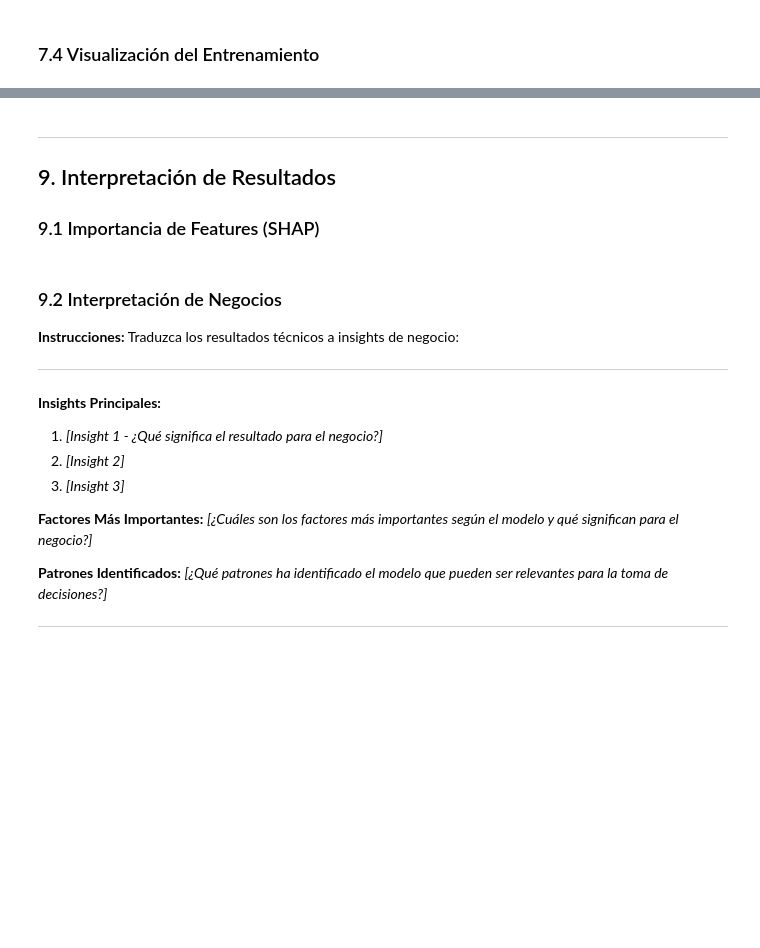
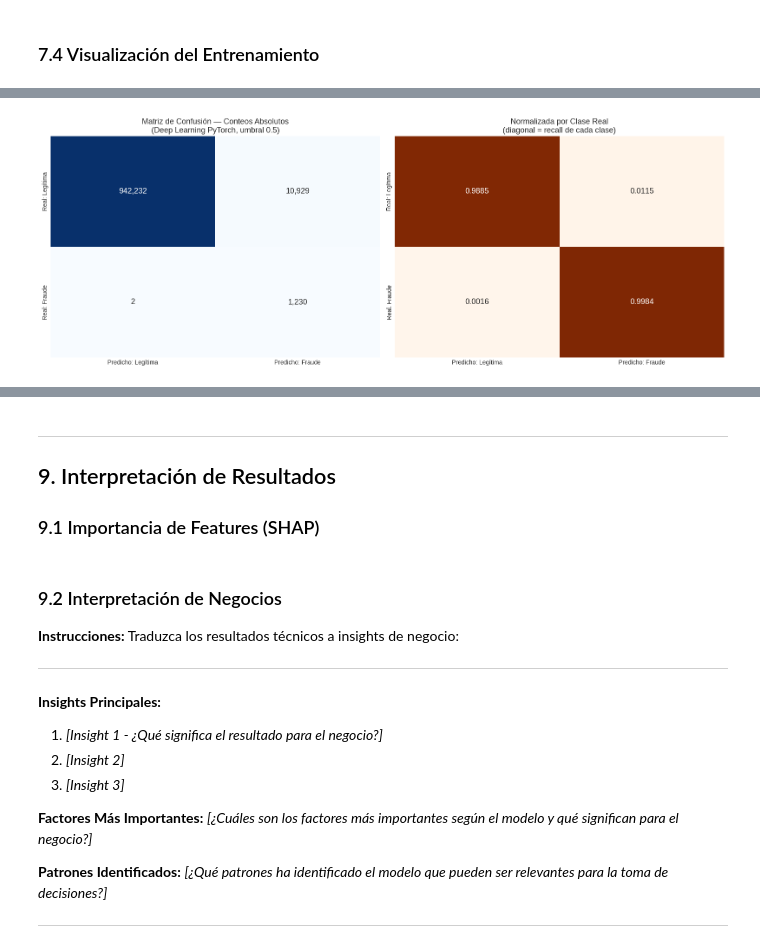
Before and after one commit to ddiazs-cyber/Trabajo-Final---BIG-DATA, a Jupyter notebook: notebooks/final_project.ipynb, the cells around one changed output, grey strips where cells are left out. Saved outputs shown, nothing was run; the diff lists cells and outputs as text; code cells hidden in the pictures; blank space fills up the shorter version.

```diff
--- a/notebooks/final_project.ipynb
+++ b/notebooks/final_project.ipynb
@@ -2322,0 +2200,97 @@ plt.show()
+# %%
+# =====================================================
+# MÉTRICAS DE CLASIFICACIÓN (CLASE POSITIVA = FRAUDE)
+# =====================================================
+
+def evaluar_modelo(nombre, y_true, y_proba, umbral=0.5):
+    """
+    Calcula el conjunto de métricas relevantes para clasificación
+    binaria con desbalance severo. Todas las métricas de precisión,
+    recall y F1 se calculan sobre la CLASE POSITIVA (fraude),
+    nunca con average='weighted'.
+    """
+    y_pred = (y_proba >= umbral).astype(int)
+    tn, fp, fn, tp = confusion_matrix(y_true, y_pred, labels=[0, 1]).ravel()
+
+    return {
+        'Modelo': nombre,
+        'Umbral': umbral,
+        'Recall': recall_score(y_true, y_pred, pos_label=1, zero_division=0),
+        'Precisión': precision_score(y_true, y_pred, pos_label=1, zero_division=0),
+        'F1': f1_score(y_true, y_pred, pos_label=1, zero_division=0),
+        'AUPRC': average_precision_score(y_true, y_proba),
+        'ROC-AUC': roc_auc_score(y_true, y_proba),
+        'MCC': matthews_corrcoef(y_true, y_pred),
+        'Accuracy': accuracy_score(y_true, y_pred),
+        'TP': int(tp), 'FN': int(fn), 'FP': int(fp), 'TN': int(tn),
+    }
+
+
+print("=" * 70)
+print("MÉTRICAS SOBRE TEST — UMBRAL POR DEFECTO (0.5)")
+print("=" * 70)
+
+resultados_dl = [
+    evaluar_modelo('Deep Learning (PyTorch)', y_true, y_proba_pytorch, umbral=0.5),
+    evaluar_modelo('Deep Learning (Keras)',   y_true, y_proba_keras,   umbral=0.5),
+]
+
+df_dl = pd.DataFrame(resultados_dl)
+cols_metricas = ['Modelo', 'Recall', 'Precisión', 'F1', 'AUPRC', 'ROC-AUC', 'MCC', 'Accuracy']
+display(df_dl[cols_metricas].round(4))
+
+# --- Contraste explícito con la métrica ponderada, para justificar su descarte ---
+y_pred_pt = (y_proba_pytorch >= 0.5).astype(int)
+print("\n⚠️ Por qué se descarta average='weighted':")
+print(f"   F1 ponderado (engañoso):        {f1_score(y_true, y_pred_pt, average='weighted'):.4f}")
+print(f"   F1 de la clase fraude (real):   {f1_score(y_true, y_pred_pt, pos_label=1):.4f}")
+print("   La métrica ponderada está dominada por el 99.87 % de casos legítimos.")
+
+# --- Reporte detallado del modelo principal ---
+print("\n📋 Reporte de clasificación — Deep Learning (PyTorch), umbral 0.5:")
+print(classification_report(y_true, y_pred_pt, target_names=['Legítima', 'Fraude'], digits=4))
+
+
+# =====================================================
+# MATRIZ DE CONFUSIÓN CON INTERPRETACIÓN DE NEGOCIO
+# =====================================================
+cm = confusion_matrix(y_true, y_pred_pt, labels=[0, 1])
+tn, fp, fn, tp = cm.ravel()
+
+fig, axes = plt.subplots(1, 2, figsize=(16, 6))
+
+# Panel 1: conteos absolutos
+sns.heatmap(cm, annot=True, fmt=',d', cmap='Blues', cbar=False,
+            xticklabels=['Predicho: Legítima', 'Predicho: Fraude'],
+            yticklabels=['Real: Legítima', 'Real: Fraude'], ax=axes[0],
+            annot_kws={'size': 13})
+axes[0].set_title('Matriz de Confusión — Conteos Absolutos\n(Deep Learning PyTorch, umbral 0.5)',
+                  fontsize=13)
+
+# Panel 2: normalizada por fila (tasas por clase real)
+cm_norm = cm.astype(float) / cm.sum(axis=1, keepdims=True)
+sns.heatmap(cm_norm, annot=True, fmt='.4f', cmap='Oranges', cbar=False,
+            xticklabels=['Predicho: Legítima', 'Predicho: Fraude'],
+            yticklabels=['Real: Legítima', 'Real: Fraude'], ax=axes[1],
+            annot_kws={'size': 13})
+axes[1].set_title('Normalizada por Clase Real\n(diagonal = recall de cada clase)', fontsize=13)
+
+plt.tight_layout()
+plt.show()
+
+print("\n🏦 Traducción a impacto de negocio:")
+print(f"   TP = {tp:>7,}  Fraudes detectados y bloqueados → pérdida evitada")
+print(f"   FN = {fn:>7,}  Fraudes NO detectados → pérdida económica directa (reembolso al cliente)")
+print(f"   FP = {fp:>7,}  Falsas alarmas → costo de revisión manual + fricción con el cliente")
+print(f"   TN = {tn:>7,}  Transacciones legítimas aprobadas sin intervención")
+
+alertas = tp + fp
+print(f"\n   Alertas totales generadas: {alertas:,}")
+if alertas > 0:
+    print(f"   Tasa de acierto de las alertas (precisión): {tp/alertas*100:.2f} %")
+    print(f"   → De cada 100 alertas, {round(fp/alertas*100)} corresponden a clientes legítimos.")
+
+# El dataset PaySim cubre 30 días simulados (variable 'step' en horas, 744 valores)
+print(f"\n   Volumen operativo estimado: {alertas/30:,.0f} alertas/día "
+      f"sobre {len(y_true)/30:,.0f} transacciones/día")
+# %% [output]
@@ -2322,0 +2317 @@ plt.show()
+[figure, added]
```
Also changed, not shown: parts of 18 cells of this notebook.
